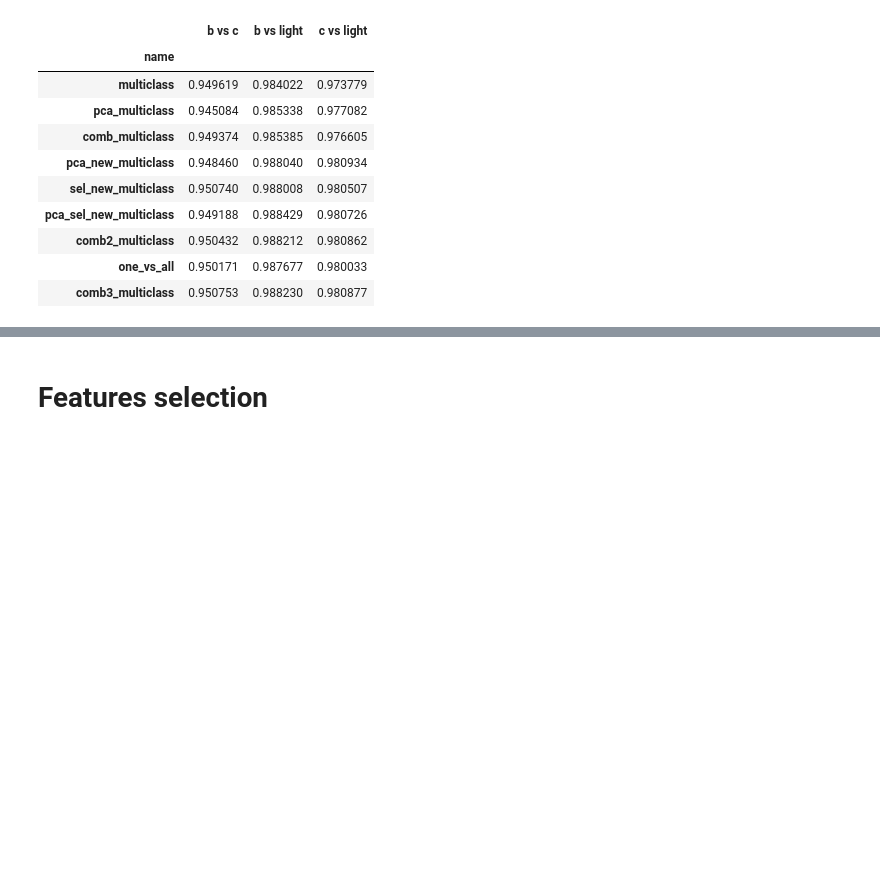
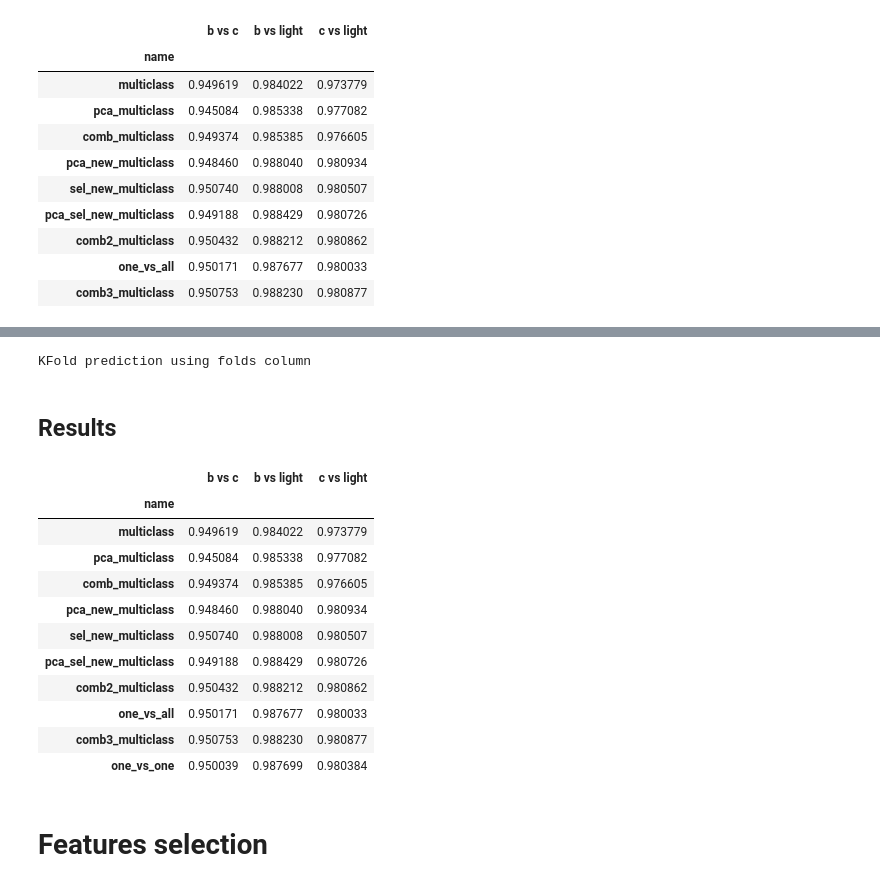
Before and after one commit to tlikhomanenko/jet_tagging_LHCb, a Jupyter notebook: jet-tagging.ipynb, the cells around one changed output, grey strips where cells are left out. Saved outputs shown, nothing was run; the diff lists cells and outputs as text; code cells hidden in the pictures; blank space fills up the shorter version.

```diff
--- a/jet-tagging.ipynb
+++ b/jet-tagging.ipynb
@@ -678,0 +740,7 @@ result
+# %%
+from rep.estimators import XGBoostClassifier
+xgb_base = XGBoostClassifier(n_estimators=1000, colsample=0.7, eta=0.01, nthreads=8,
+                             subsample=0.5, max_depth=8)
+# xgb_base = RandomForestClassifier(n_estimators=100, max_depth=None, max_features='auto')
+c_vs_light_folding = FoldingClassifier(xgb_base, n_folds=2, random_state=11)
+%time c_vs_light_folding.fit(c_vs_light_sel_new_train_data, c_vs_light_labels)
@@ -679,3 +756,42 @@ result
+# %%
+c_vs_light_probas = c_vs_light_folding.predict_proba(c_vs_light_sel_new_train_data)
+# %% [output]
+KFold prediction using folds column
+# %% [markdown]
+## Results
+# %%
+b_vs_c_auc = 1 - roc_auc_score(b_vs_c_labels, b_vs_c_probas[:, 0])
+b_vs_light_auc = 1 - roc_auc_score(b_vs_light_labels, b_vs_light_probas[:, 0])
+c_vs_light_auc = 1 - roc_auc_score(c_vs_light_labels, c_vs_light_probas[:, 0])
+# %%
+one_vs_one_results = generate_result(b_vs_c_auc, b_vs_light_auc, c_vs_light_auc, "one_vs_one")
+# %%
+result = pandas.concat([multiclass_result,
+                        pca_multiclass_result,
+                        comb_multiclass_result,
+                        pca_new_multi_results,
+                        sel_new_multi_results,
+                        pca_sel_new_multi_results,
+                        comb2_multi_results,
+                        one_vs_all_results,
+                        comb3_multi_results,
+                        one_vs_one_results])
+result.index = result['name']
+result = result.drop('name', axis=1)
+result
+# %% [output]
+|  | b vs c | b vs light | c vs light |
+| name |  |  |  |
+| multiclass | 0.949619 | 0.984022 | 0.973779 |
+| pca_multiclass | 0.945084 | 0.985338 | 0.977082 |
+| comb_multiclass | 0.949374 | 0.985385 | 0.976605 |
+| pca_new_multiclass | 0.948460 | 0.988040 | 0.980934 |
+| sel_new_multiclass | 0.950740 | 0.988008 | 0.980507 |
+| pca_sel_new_multiclass | 0.949188 | 0.988429 | 0.980726 |
+| comb2_multiclass | 0.950432 | 0.988212 | 0.980862 |
+| one_vs_all | 0.950171 | 0.987677 | 0.980033 |
+| comb3_multiclass | 0.950753 | 0.988230 | 0.980877 |
+| one_vs_one | 0.950039 | 0.987699 | 0.980384 |
 # %% [markdown]
 # Features selection
 # %%
```
Also changed, not shown: parts of 12 cells of this notebook.
